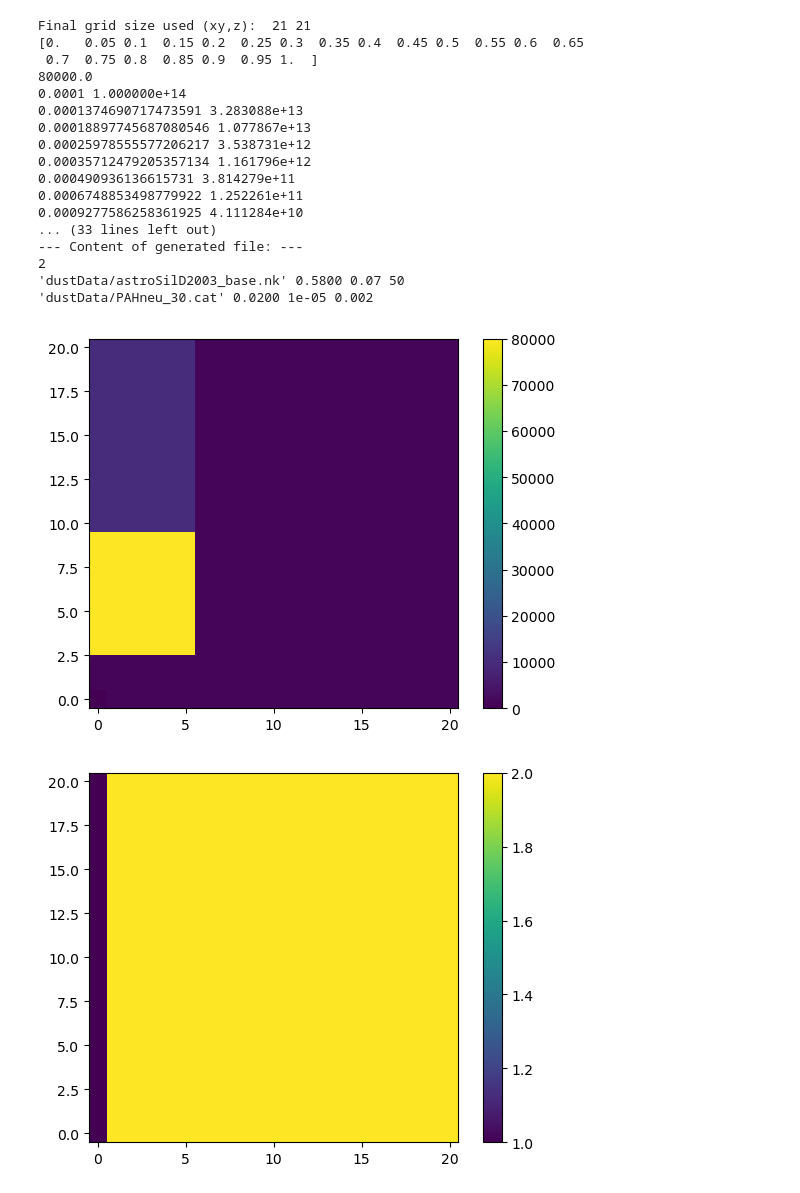
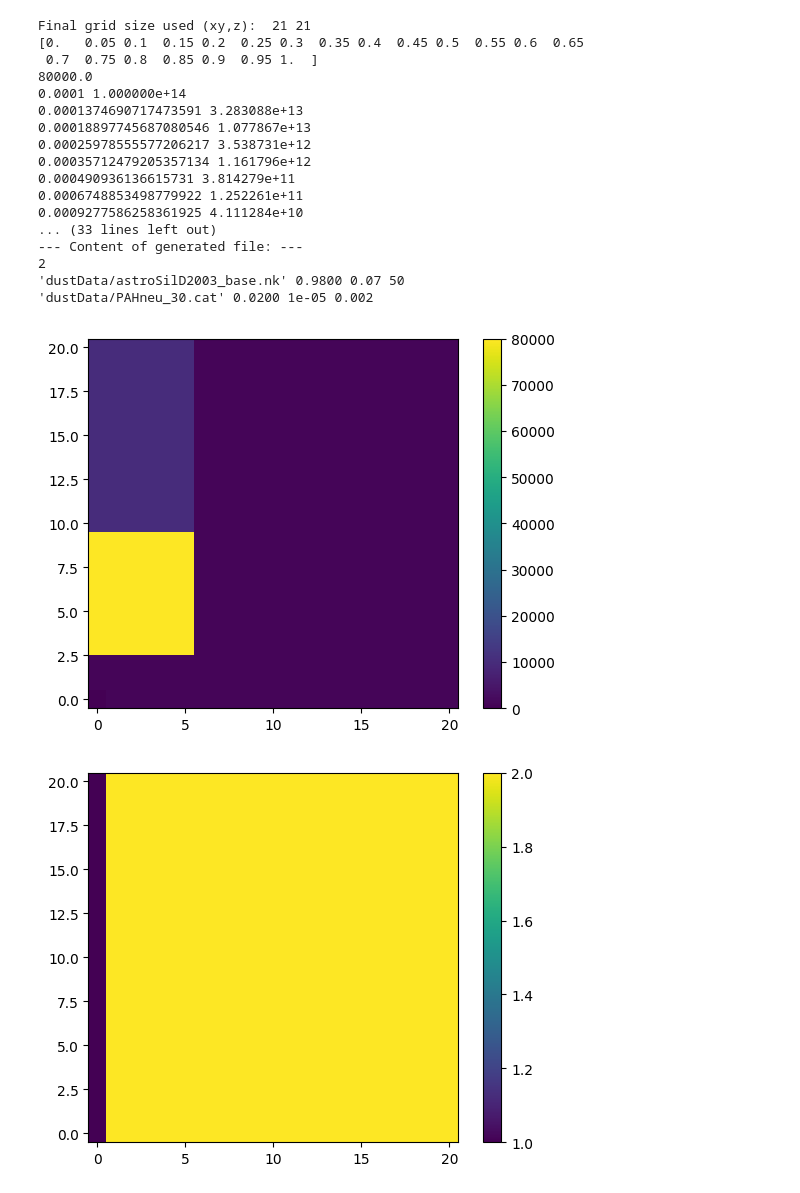
Before and after one commit to hektor-monteiro/mocassin_HM_2026, a Jupyter notebook: accessories/Create-Structure.ipynb, the cells around one changed output. Saved outputs shown, nothing was run; the diff lists cells and outputs as text; code cells hidden in the pictures.

Commit message:
Fixed structure generation file for test_problem
The Ndust generation had a bug using non normalized size distribution

```diff
--- a/accessories/Create-Structure.ipynb
+++ b/accessories/Create-Structure.ipynb
@@ -125,7 +125,7 @@ def export_dust_input_file(dust_species_info, output_file_path):
 # function to calculate Ndust based on adopted grain properties
 ###############################################################################
 
-def calculate_ndust(total_dust_mass, dust_species_info, dust_species_densities, grain_sizes, grains_weights, grid_cell_volume):
+def calculate_ndust(total_dust_mass, dust_species_info, dust_species_densities, grain_sizes, grain_weights, grid_cell_volume):
     """
     Calculates the Ndust value required to achieve a total_target_dust_mass,
     with dust species properties provided directly as an argument.
@@ -158,12 +158,20 @@ def calculate_ndust(total_dust_mass, dust_species_info, dust_species_densities,
 
     grain_radii_cm = grain_sizes * 1e-4 # convert from microns to cm
 
+    # --- Normalize size distribution weights
+    n = grain_sizes.size
+    da = np.zeros(n)
+    da[0] = grain_sizes[1] - grain_sizes[0]
+    da[1:-1] = (grain_sizes[2:] - grain_sizes[:-2]) / 2.
+    da[-1] = grain_sizes[-1] - grain_sizes[-2]
+    gw = grain_weights * da / np.sum(grain_weights * da)   # use gw, not grain_weights
+
     # --- Calculate Total Mass per unit Ndust (assuming Ndust = 1) ---
     total_mass_per_unit_Ndust_per_dV = 0.0
 
     for ai in range(grain_sizes.size):
         current_grain_radius_cm = grain_radii_cm[ai]
-        current_grain_weight = grain_weights[ai]
+        current_grain_weight = gw[ai]
 
         for species_data in dust_species_data:
             species_path = species_data['path']
@@ -248,7 +256,9 @@ print(gas_dens.max())
 # new Ndust calculation
 
 # Define parameters for the calculation
-total_dust_mass = 0.065 # Solar Masses
+total_dust_mass = 0.1 # Solar Masses
+if symmetricXYZ:
+    total_dust_mass = total_dust_mass / 8
 
 dV = volumes*(Rout)**3    # in cm^3 (example nebula volume)
 # nsizes, amin, amax, slope = 35, 0.0001, 50.0, -3.5
@@ -259,9 +269,9 @@ grain_sizes, grain_weights, sizeDist_string = get_size_distribution(nsizes, amin
 # Define dust species densities (g/cm^3)
 # These are example densities; you should replace them with actual values.
 dust_species_densities = {
-    'dustData/astroSilD2003.nk': 3.5,  # Example density for silicates (g/cm^3)
-    'dustData/astroSilD2003_base.nk': 3.5,  # Example density for silicates (g/cm^3)
-    'dustData/sil-dlee-large.nk': 3.5,  # Example density for silicates (g/cm^3)
+    'dustData/astroSilD2003.nk': 3.6,  # Example density for silicates (g/cm^3)
+    'dustData/astroSilD2003_base.nk': 3.6,  # Example density for silicates (g/cm^3)
+    'dustData/sil-dlee-large.nk': 3.6,  # Example density for silicates (g/cm^3)
     'dustData/PAHneu_30.cat': 2.2, # Example density for PAHs (g/cm^3)
     'dustData/H2O_ice.nk': 0.917, # Example density for H2O ice (g/cm^3)
     'dustData/H2O_dirtyice.nk': 1.6, # Example density for dirty H2O ice (g/cm^3)
@@ -276,11 +286,11 @@ dust_species_densities = {
 }
 
 
-total_dust_mass = 0.1 # Solar Masses
+
 abun_pah = 0.02
-abun_forsterite = 0.15
-abun_enstatite = 0.15
-abun_h2o_ice = 0.1
+abun_forsterite = 0.
+abun_enstatite = 0.
+abun_h2o_ice = 0.
 abun_sil = 1.0-(abun_pah+abun_forsterite+abun_enstatite+abun_h2o_ice)
 crystal_min_sz = 0.02
 crystal_max_sz = 1.0
@@ -413,34 +423,34 @@ data2d = np.column_stack((x_coords[grid_xy_sz//2-1:grid_xy_sz//2+2,:,:].flatten(
 np.savetxt(out_dir + fname, data2d, fmt='%6.3e %6.3e %6.3e %6.1f %6.1f')
 
 # ##############################################################################
 # save 2D DUST density file for mocassin
 
 fname = 'test_dust_2D_'+str(grid_xy_sz)+'x'+str(grid_xy_sz)+'x'+str(grid_z_sz) + '.dat'
 
 data2d = np.column_stack((x_coords[grid_xy_sz//2-1:grid_xy_sz//2+2,:,:].flatten(),
                           y_coords[grid_xy_sz//2-1:grid_xy_sz//2+2,:,:].flatten(),
                           z_coords[grid_xy_sz//2-1:grid_xy_sz//2+2,:,:].flatten(),
                           dust_dens[grid_xy_sz//2-1:grid_xy_sz//2+2,:,:].flatten(),
                          multi_dust_chem_ind[grid_xy_sz//2-1:grid_xy_sz//2+2,:,:].flatten()))
 np.savetxt(out_dir + fname, data2d, fmt='%6.3e %6.3e %6.3e %6.3e %i')
 # %% [output]
 Final grid size used (xy,z):  21 21
 [0.   0.05 0.1  0.15 0.2  0.25 0.3  0.35 0.4  0.45 0.5  0.55 0.6  0.65
  0.7  0.75 0.8  0.85 0.9  0.95 1.  ]
 80000.0
 0.0001 1.000000e+14
 0.0001374690717473591 3.283088e+13
 0.00018897745687080546 1.077867e+13
 0.00025978555577206217 3.538731e+12
 0.00035712479205357134 1.161796e+12
 0.000490936136615731 3.814279e+11
 0.0006748853498779922 1.252261e+11
 0.0009277586258361925 4.111284e+10
 ... (33 lines left out)
 --- Content of generated file: ---
 2
-'dustData/astroSilD2003_base.nk' 0.5800 0.07 50
+'dustData/astroSilD2003_base.nk' 0.9800 0.07 50
 'dustData/PAHneu_30.cat' 0.0200 1e-05 0.002
-[figure, old version]
+[figure, new version]
 [figure]
 [figure]
```
Also changed, not shown: 2 other files.
